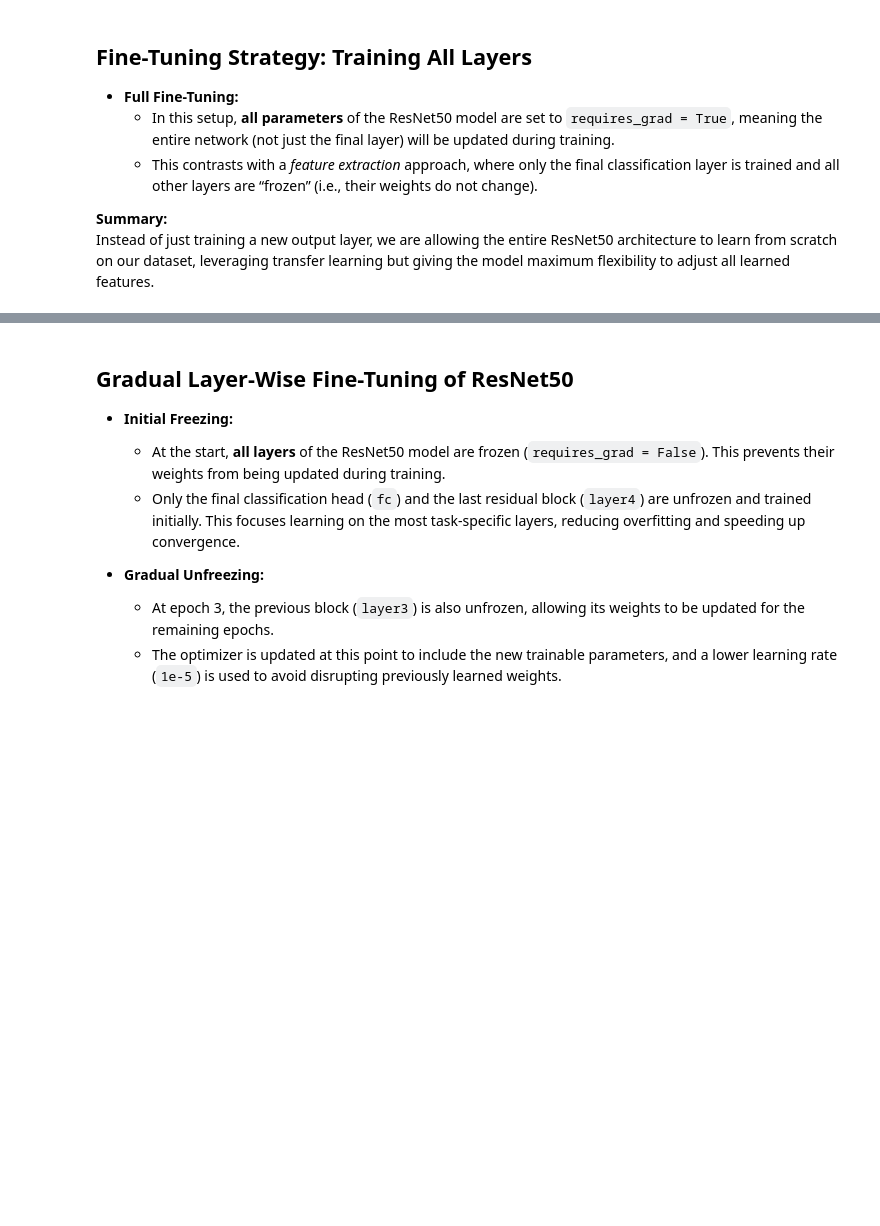
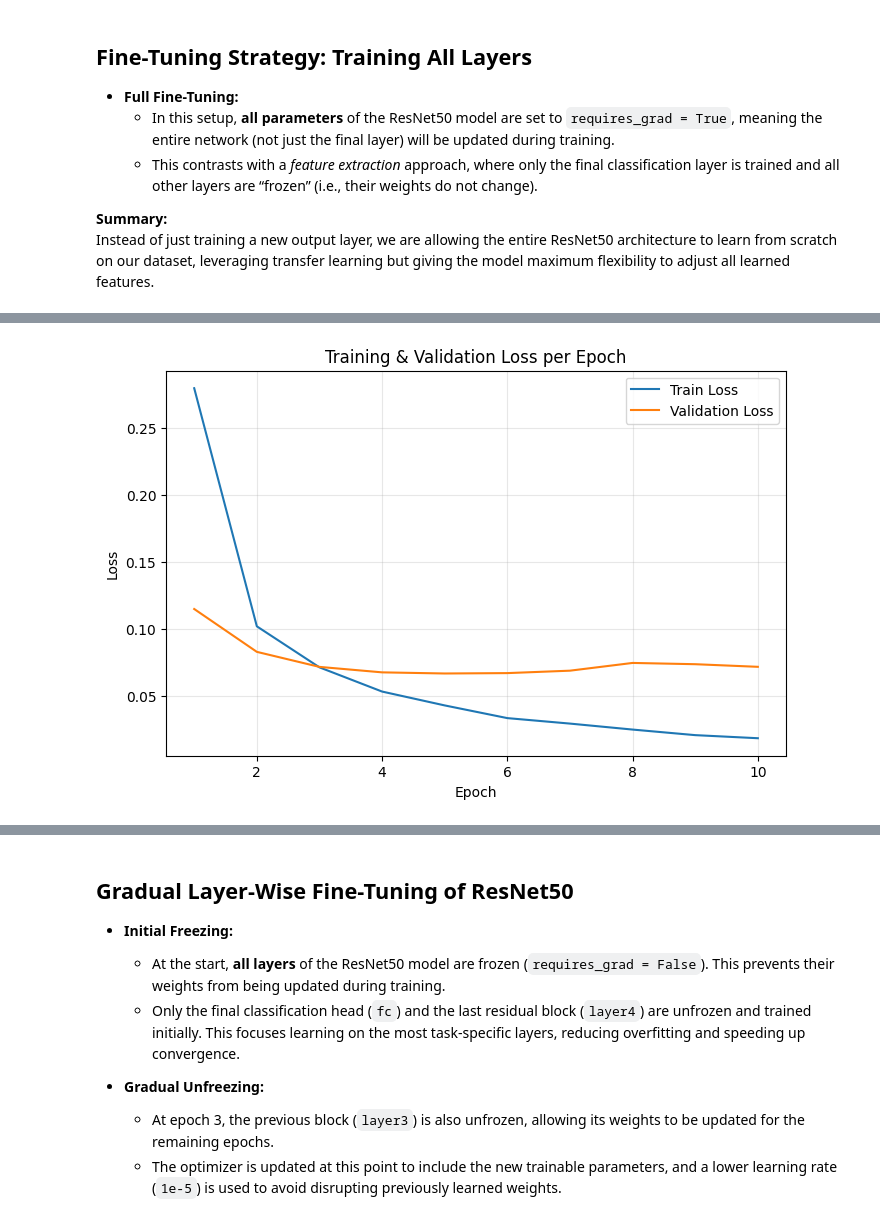
Before and after one commit to alvionaM/multi-label-image-classification, a Jupyter notebook: Multi-label_image_classification.ipynb, the cells around one changed output, grey strips where cells are left out. Drawn from its saved outputs; the diff is of its cells as text; code cells hidden in the pictures; blank space fills up the shorter version.

```diff
--- a/Multi-label_image_classification.ipynb
+++ b/Multi-label_image_classification.ipynb
@@ -1435,0 +1471,10 @@ Model saved successfully!
+# %%
+model = resnet50(pretrained=True)
+device = torch.device("cuda" if torch.cuda.is_available() else "cpu")
+model.fc = nn.Linear(model.fc.in_features, len(label_columns))  # Adjust output layer
+model = model.to(device)
+
+for param in model.parameters():
+    param.requires_grad = True
+
+optimizer = torch.optim.Adam(model.parameters(), lr=1e-4)
@@ -1474,0 +1573,10 @@ weighted avg       0.92      0.87      0.89      1898
+# %%
+model = create_model('efficientnet_b0', pretrained=True)
+model.classifier = nn.Linear(model.classifier.in_features, num_classes)
+device = torch.device("cuda" if torch.cuda.is_available() else "cpu")
+model = model.to(device)
+
+for param in model.parameters():
+    param.requires_grad = True
+
+optimizer = torch.optim.Adam(model.parameters(), lr=1e-4)
@@ -1474,0 +1650,12 @@ weighted avg       0.92      0.87      0.89      1898
+# %%
+plt.figure(figsize=(8,5))
+plt.plot(range(1, num_epochs+1), train_losses, label='Train Loss')
+plt.plot(range(1, num_epochs+1), val_losses, label='Validation Loss')
+plt.xlabel('Epoch')
+plt.ylabel('Loss')
+plt.title('Training & Validation Loss per Epoch')
+plt.legend()
+plt.grid(alpha=0.3)
+plt.show()
+# %% [output]
+[figure, added]
```
Also changed, not shown: parts of 43 cells of this notebook.
